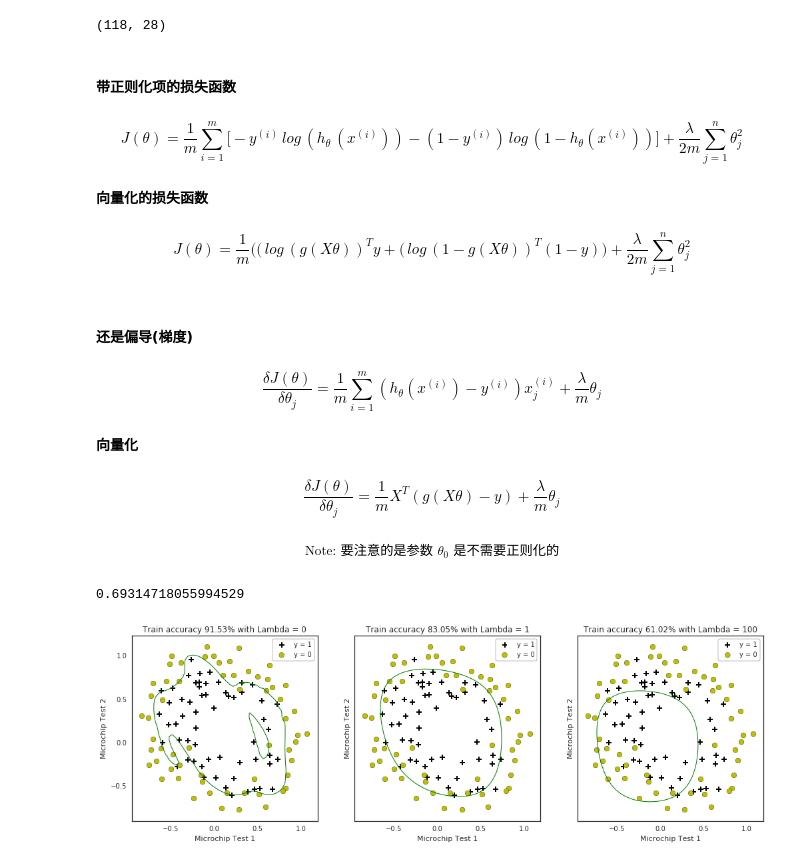
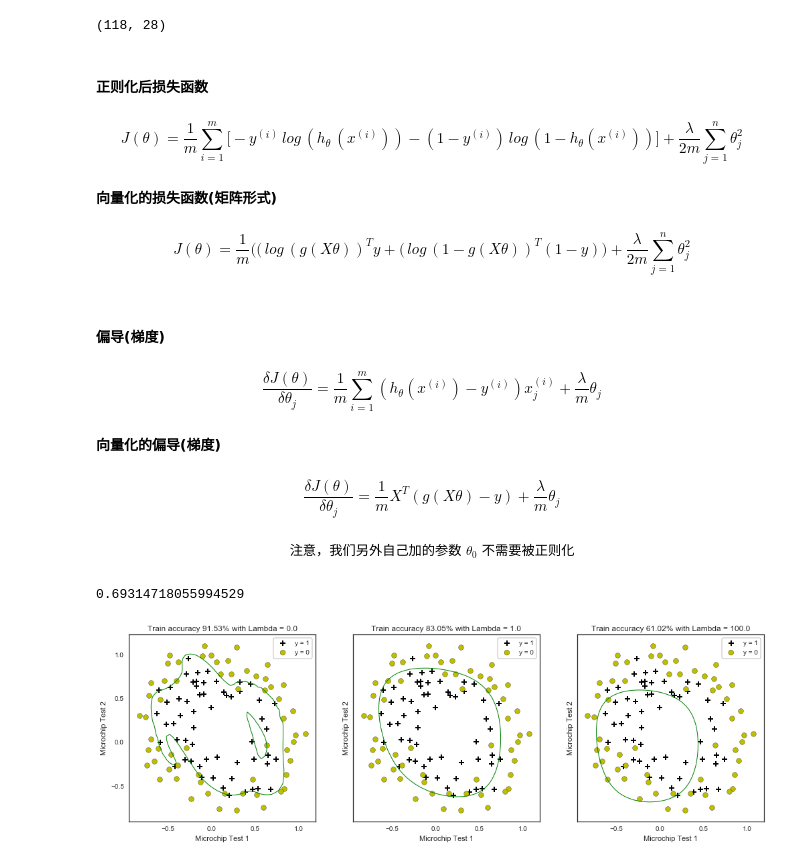
Before and after one commit to HanXiaoyang/ML-examples, a Jupyter notebook: logistic_regression/logistic_regression_example.ipynb, the cells around one changed output. Drawn from its saved outputs; the diff is of its cells as text; code cells hidden in the pictures.

```diff
--- a/logistic_regression/logistic_regression_example.ipynb
+++ b/logistic_regression/logistic_regression_example.ipynb
@@ -101,7 +101,7 @@ def gradient(theta, X, y):
     m = y.size
     h = sigmoid(X.dot(theta.reshape(-1,1)))
 
-    grad =(1/m)*X.T.dot(h-y)
+    grad =(1.0/m)*X.T.dot(h-y)
 
     return(grad.flatten())
 # %%
@@ -120,6 +118,5 @@ Grad:
 # %%
-# 这里偷懒了，直接调用scipy里面的最小化损失函数的minimize函数
-res = minimize(costFunction, initial_theta, args=(X,y), method=None, jac=gradient, options={'maxiter':400})
+res = minimize(costFunction, initial_theta, args=(X,y), jac=gradient, options={'maxiter':400})
 res
 # %% [output]
    status: 0
@@ -191,33 +185,34 @@ XX.shape
 # %% [output]
 (118, 28)
 # %% [markdown]
-#### 带正则化项的损失函数
+#### 正则化后损失函数
 #### $$ J(\theta) = \frac{1}{m}\sum_{i=1}^{m}\big[-y^{(i)}\, log\,( h_\theta\,(x^{(i)}))-(1-y^{(i)})\,log\,(1-h_\theta(x^{(i)}))\big] + \frac{\lambda}{2m}\sum_{j=1}^{n}\theta_{j}^{2}$$
-#### 向量化的损失函数
+#### 向量化的损失函数(矩阵形式)
 #### $$ J(\theta) = \frac{1}{m}\big((\,log\,(g(X\theta))^Ty+(\,log\,(1-g(X\theta))^T(1-y)\big) + \frac{\lambda}{2m}\sum_{j=1}^{n}\theta_{j}^{2}$$
 # %%
+# 定义损失函数
 def costFunctionReg(theta, reg, *args):
     m = y.size
     h = sigmoid(XX.dot(theta))
 
-    J = -1*(1/m)*(np.log(h).T.dot(y)+np.log(1-h).T.dot(1-y)) + (reg/(2*m))*np.sum(np.square(theta[1:]))
+    J = -1.0*(1.0/m)*(np.log(h).T.dot(y)+np.log(1-h).T.dot(1-y)) + (reg/(2.0*m))*np.sum(np.square(theta[1:]))
 
     if np.isnan(J[0]):
         return(np.inf)
     return(J[0])
 # %% [markdown]
-#### 还是偏导(梯度)
+#### 偏导(梯度)
 
 #### $$ \frac{\delta J(\theta)}{\delta\theta_{j}} = \frac{1}{m}\sum_{i=1}^{m} ( h_\theta (x^{(i)})-y^{(i)})x^{(i)}_{j} + \frac{\lambda}{m}\theta_{j}$$
-#### 向量化
+#### 向量化的偏导(梯度)
 #### $$ \frac{\delta J(\theta)}{\delta\theta_{j}} = \frac{1}{m} X^T(g(X\theta)-y) + \frac{\lambda}{m}\theta_{j}$$
-##### $$\text{Note: 要注意的是参数 } \theta_{0} \text{ 是不需要正则化的}$$
+##### $$\text{注意，我们另外自己加的参数 } \theta_{0} \text{ 不需要被正则化}$$
 # %%
 def gradientReg(theta, reg, *args):
     m = y.size
     h = sigmoid(XX.dot(theta.reshape(-1,1)))
 
-    grad = (1/m)*XX.T.dot(h-y) + (reg/m)*np.r_[[[0]],theta[1:].reshape(-1,1)]
+    grad = (1.0/m)*XX.T.dot(h-y) + (reg/m)*np.r_[[[0]],theta[1:].reshape(-1,1)]
 
     return(grad.flatten())
 # %%
@@ -228,28 +223,28 @@ costFunctionReg(initial_theta, 1, XX, y)
 # %%
 fig, axes = plt.subplots(1,3, sharey = True, figsize=(17,5))
 
 # 决策边界，咱们分别来看看正则化系数lambda太大太小分别会出现什么情况
 # Lambda = 0 : 就是没有正则化，这样的话，就过拟合咯
 # Lambda = 1 : 这才是正确的打开方式
 # Lambda = 100 : 卧槽，正则化项太激进，导致基本就没拟合出决策边界
 
-for i, C in enumerate([0, 1, 100]):
+for i, C in enumerate([0.0, 1.0, 100.0]):
     # 最优化 costFunctionReg
-    res2 = minimize(costFunctionReg, initial_theta, args=(C, XX, y), method=None, jac=gradientReg, options={'maxiter':3000})
+    res2 = minimize(costFunctionReg, initial_theta, args=(C, XX, y), jac=gradientReg, options={'maxiter':3000})
 
     # 准确率
-    accuracy = 100*sum(predict(res2.x, XX) == y.ravel())/y.size
+    accuracy = 100.0*sum(predict(res2.x, XX) == y.ravel())/y.size
 
     # 对X,y的散列绘图
     plotData(data2, 'Microchip Test 1', 'Microchip Test 2', 'y = 1', 'y = 0', axes.flatten()[i])
 
     # 画出决策边界
     x1_min, x1_max = X[:,0].min(), X[:,0].max(),
     x2_min, x2_max = X[:,1].min(), X[:,1].max(),
     xx1, xx2 = np.meshgrid(np.linspace(x1_min, x1_max), np.linspace(x2_min, x2_max))
     h = sigmoid(poly.fit_transform(np.c_[xx1.ravel(), xx2.ravel()]).dot(res2.x))
     h = h.reshape(xx1.shape)
     axes.flatten()[i].contour(xx1, xx2, h, [0.5], linewidths=1, colors='g');
     axes.flatten()[i].set_title('Train accuracy {}% with Lambda = {}'.format(np.round(accuracy, decimals=2), C))
 # %% [output]
-[figure, old version]
+[figure, new version]
```
Also changed, not shown: parts of 18 cells of this notebook.
